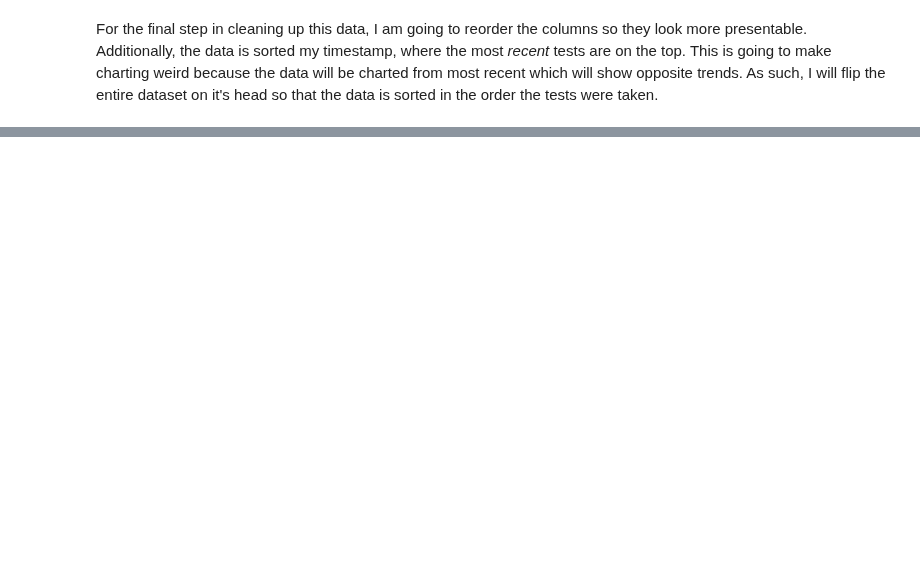
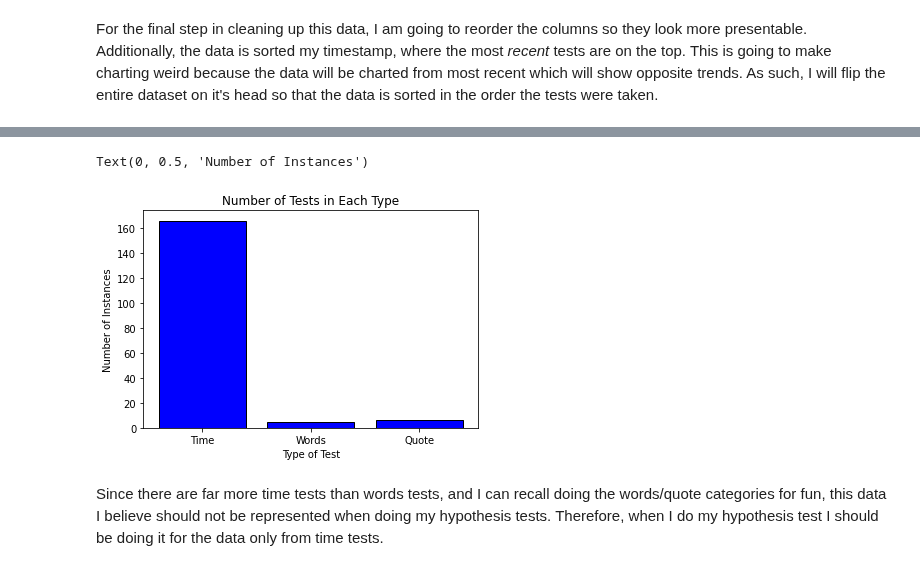
Before and after one commit to TrevorBushnell/CPSC222-MonkeyType-Data-Project, a Jupyter notebook: Monkey_Type_Report.ipynb, the cells around one changed output, grey strips where cells are left out. Saved outputs shown, nothing was run; the diff lists cells and outputs as text; code cells hidden in the pictures; blank space fills up the shorter version.

```diff
--- a/Monkey_Type_Report.ipynb
+++ b/Monkey_Type_Report.ipynb
@@ -329,0 +308,26 @@ Since the p-value that we received is larger/smaller than our significance level
+# %%
+from sklearn.preprocessing import LabelEncoder
+
+le = LabelEncoder()
+le.fit(mt_df['mode'])
+mt_df['mode'] = le.transform(mt_df['mode'])
+
+
+grouped_by_type = mt_df.groupby(['mode'])
+words_df = grouped_by_type.get_group(0) # 0 means words
+time_df = grouped_by_type.get_group(1) # 1 means time
+time_df.set_index('_id')
+quote_df = grouped_by_type.get_group(2) # 2 means quote
+
+
+
+labels = ['Time', 'Words', 'Quote']
+plt.bar(labels, [len(time_df), len(words_df), len(quote_df)], facecolor="blue", edgecolor="black")
+plt.title('Number of Tests in Each Type')
+plt.xlabel('Type of Test')
+plt.ylabel('Number of Instances')
+# %% [output]
+Text(0, 0.5, 'Number of Instances')
+[figure, added]
+# %% [markdown]
+Since there are far more time tests than words tests, and I can recall doing the words/quote categories for fun, this data I believe should not be represented when doing my hypothesis tests. Therefore, when I do my hypothesis test I should be doing it for the data only from time tests.
```
Also changed, not shown: parts of 31 cells of this notebook, 2 other files.
